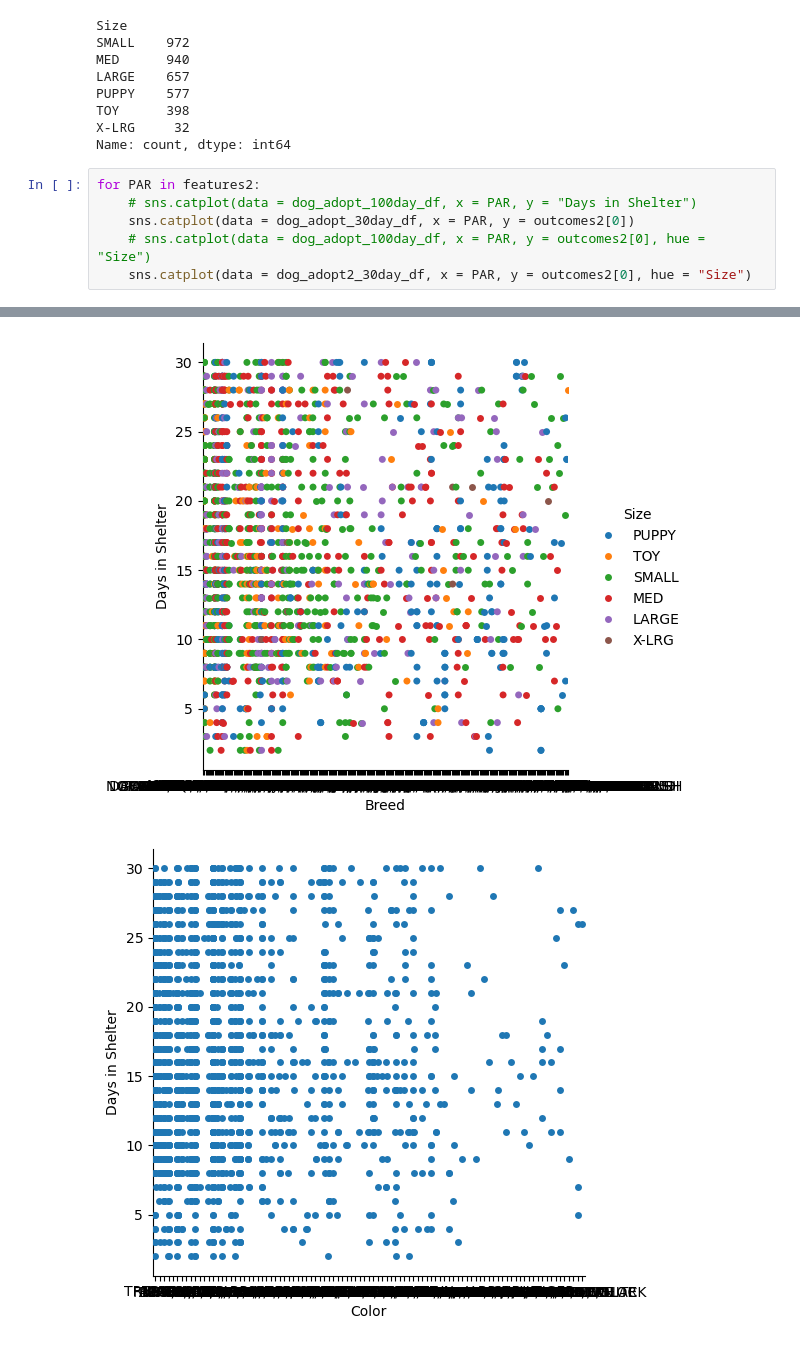
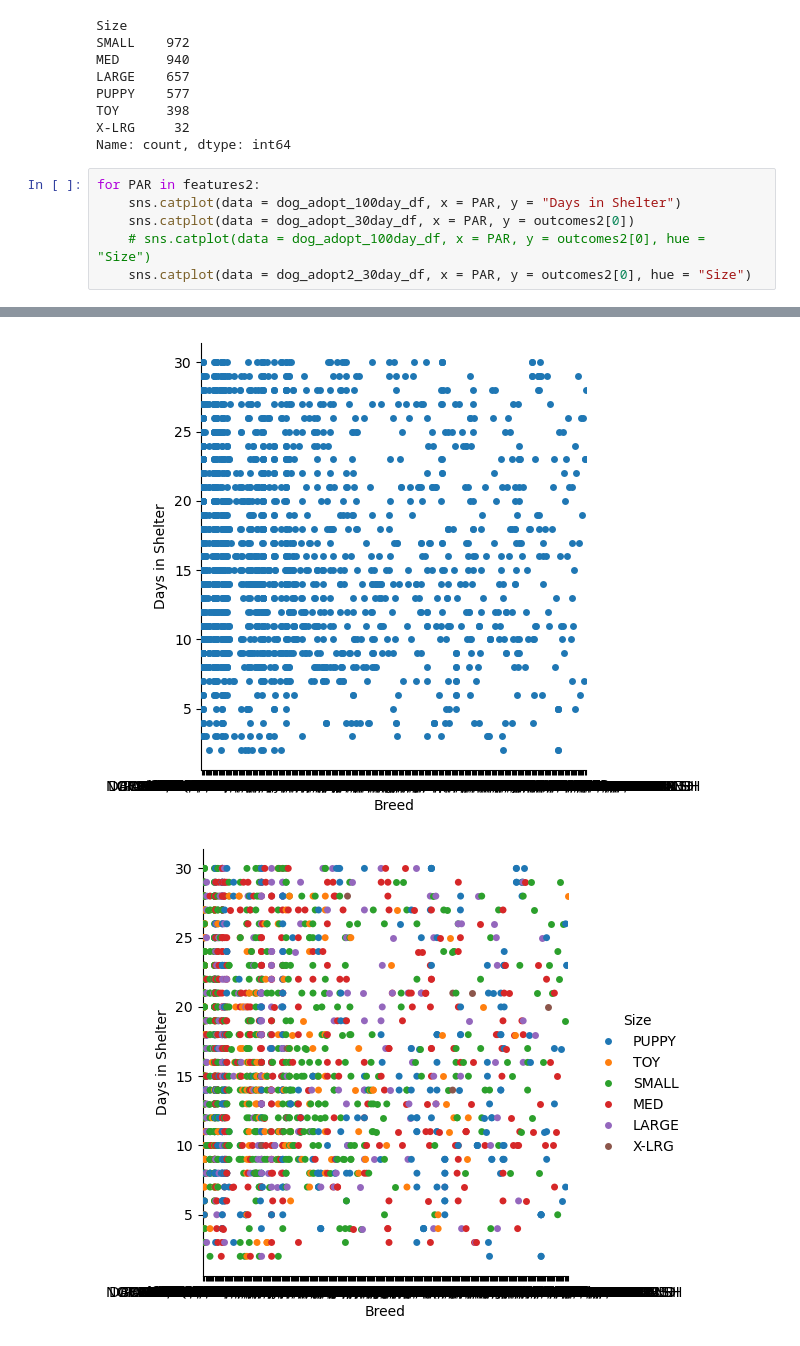
Before and after one commit to rty10/doggy-doggy-what-now, a Jupyter notebook: python_notebooks/AKnontemporal_EDA_01.ipynb, the cells around one changed output, grey strips where cells are left out. Cells and saved outputs as stored; diff of their text form.

```diff
--- a/python_notebooks/AKnontemporal_EDA_01.ipynb
+++ b/python_notebooks/AKnontemporal_EDA_01.ipynb
@@ -648,7 +651,7 @@ X-LRG     32
 Name: count, dtype: int64
 # %%
 for PAR in features2:
-    # sns.catplot(data = dog_adopt_100day_df, x = PAR, y = "Days in Shelter")
+    sns.catplot(data = dog_adopt_100day_df, x = PAR, y = "Days in Shelter")
     sns.catplot(data = dog_adopt_30day_df, x = PAR, y = outcomes2[0])
     # sns.catplot(data = dog_adopt_100day_df, x = PAR, y = outcomes2[0], hue = "Size")
     sns.catplot(data = dog_adopt2_30day_df, x = PAR, y = outcomes2[0], hue = "Size")
@@ -657,2 +660,2 @@ for PAR in features2:
-[figure, old version]
+[figure, new version]
-[figure, old version]
+[figure, new version]
```
Also changed, not shown: parts of 2 cells of this notebook.
